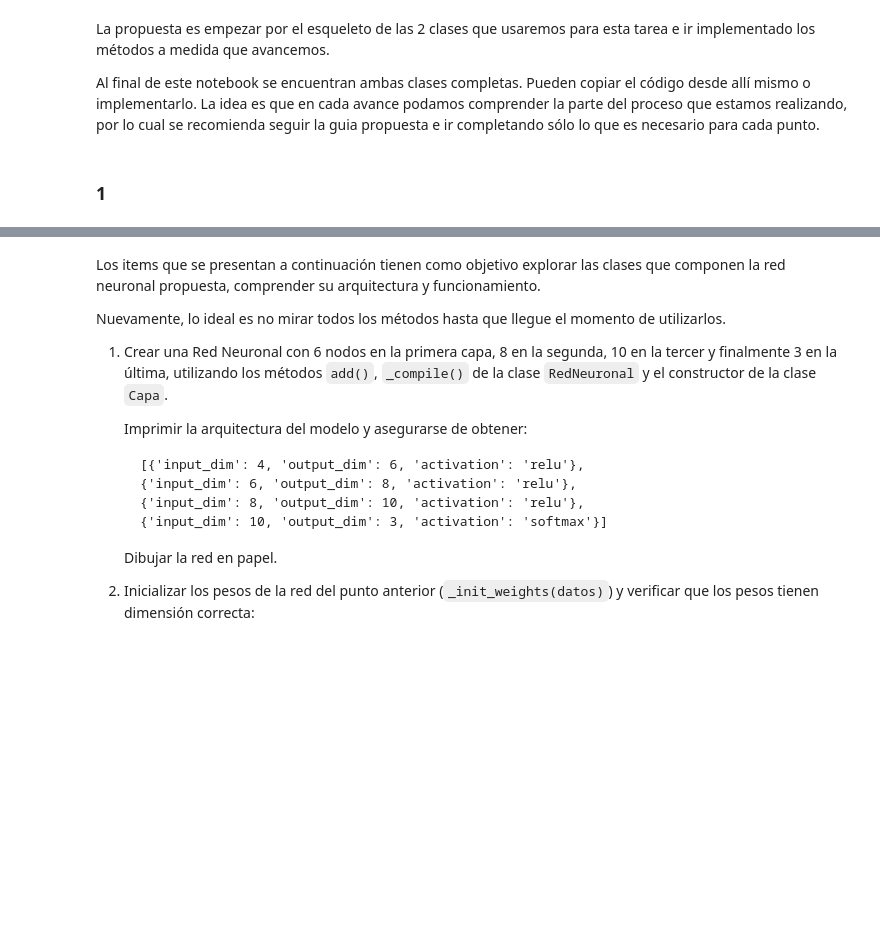
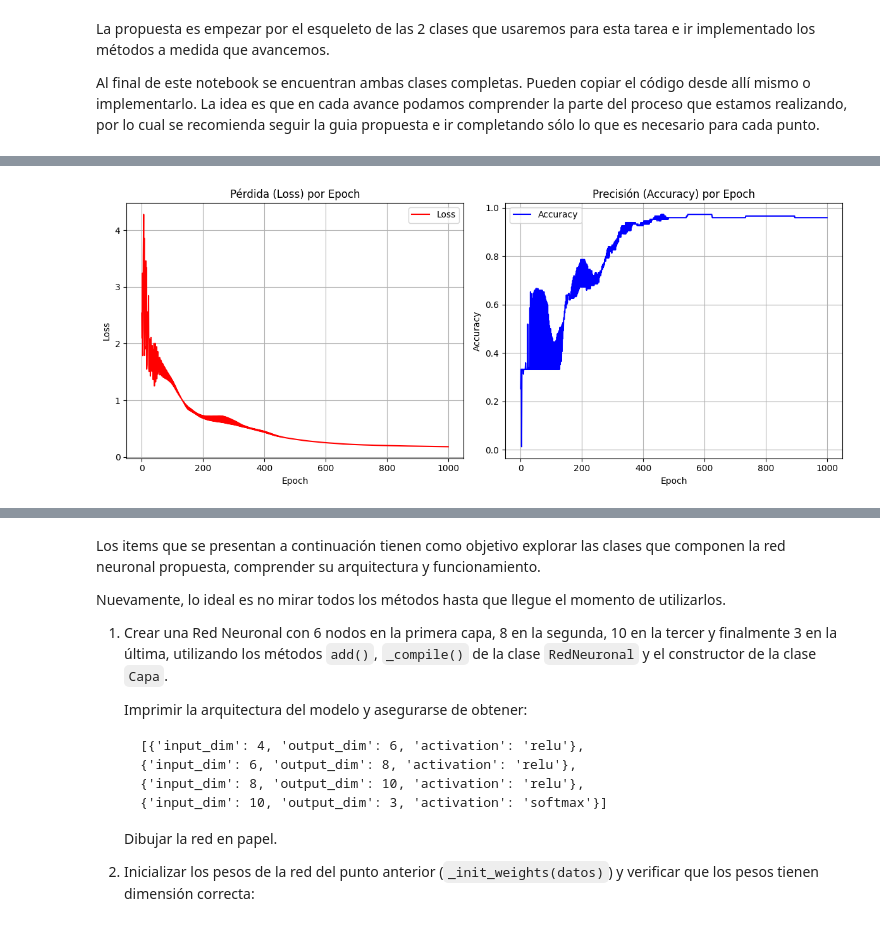
Before and after one commit to tusar-verma/Machine-learning-2c2026, a Jupyter notebook: notebooks/notebook_09_redes_neuronales-published.ipynb, the cells around one changed output, grey strips where cells are left out. Cells and saved outputs as stored; diff of their text form; code cells hidden in the pictures; blank space fills up the shorter version.

Commit message:
feat(notebook-9) :poop: no me funcionó, termine usando la solución dada

```diff
--- a/notebooks/notebook_09_redes_neuronales-published.ipynb
+++ b/notebooks/notebook_09_redes_neuronales-published.ipynb
@@ -43,7 +43,7 @@ class Capa:
         """
         Forward Propagation de la capa
         """
-        z = inputs @ weights + bias
+        z =  np.dot(inputs, weights.T) + bias
 
         if activation == 'relu':
             a = self.relu(z)
@@ -269,18 +278,48 @@ class RedNeuronal:
                 print(s)
 
         return (self.accuracy, self.loss)
-# %% [markdown]
-### 1
-# %%
-primer = Capa(6)
-segunda = Capa(8)
-tercer = Capa(10)
-cuarta = Capa(3)
-
-nn = RedNeuronal()
-nn.add(primer)
-nn.add(segunda)
-nn.add(tercer)
-nn.add(cuarta)
-
-nn.train(X, y, 100)
+# %%
+# graficos accuracy y loss por epoch utilizando las implementaciones de arriba
+import matplotlib.pyplot as plt
+import numpy as np
+
+# Usamos las clases Capa y RedNeuronal ya declaradas arriba en el notebook
+primer_capa = Capa(6)
+segunda_capa = Capa(8)
+tercer_capa = Capa(10)
+cuarta_capa = Capa(3)
+
+nn = RedNeuronal(learning_rate=0.01)
+nn.add(primer_capa)
+nn.add(segunda_capa)
+nn.add(tercer_capa)
+nn.add(cuarta_capa)
+
+# Entrenamos la red por 200 épocas
+accuracy_history, loss_history = nn.train(X, y, 1000)
+epochs_range = range(len(accuracy_history))
+
+# Graficamos la pérdida y el accuracy
+plt.figure(figsize=(12, 5))
+
+# Gráfico de Loss
+plt.subplot(1, 2, 1)
+plt.plot(epochs_range, loss_history, label='Loss', color='red')
+plt.title('Pérdida (Loss) por Epoch')
+plt.xlabel('Epoch')
+plt.ylabel('Loss')
+plt.grid(True)
+plt.legend()
+
+# Gráfico de Accuracy
+plt.subplot(1, 2, 2)
+plt.plot(epochs_range, accuracy_history, label='Accuracy', color='blue')
+plt.title('Precisión (Accuracy) por Epoch')
+plt.xlabel('Epoch')
+plt.ylabel('Accuracy')
+plt.grid(True)
+plt.legend()
+
+plt.tight_layout()
+plt.show()
+# %% [output]
@@ -287,3 +343,4 @@ nn.train(X, y, 100)
+[figure, added]
 # %%
 print(nn.arquitectura)
 # %% [output]
```
Also changed, not shown: parts of 8 cells of this notebook.
